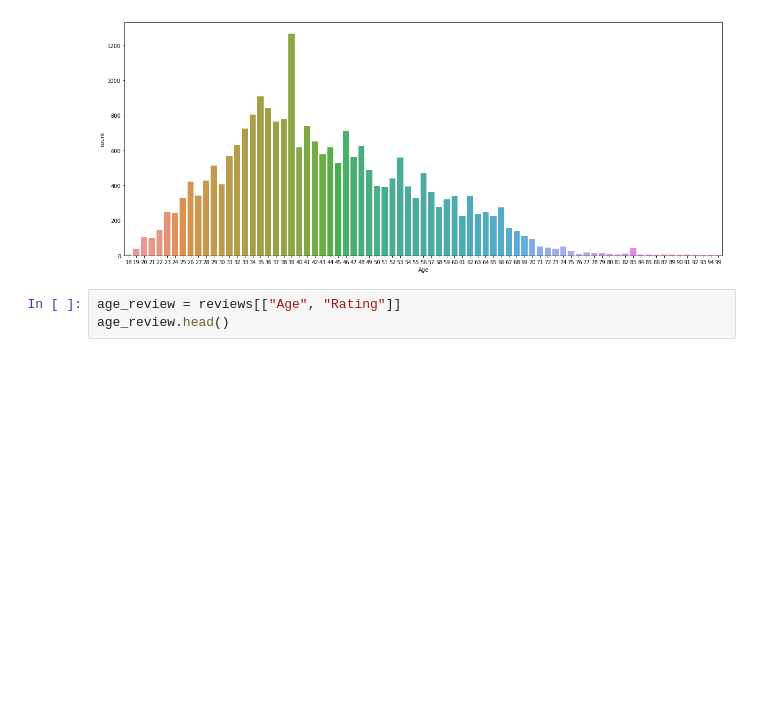
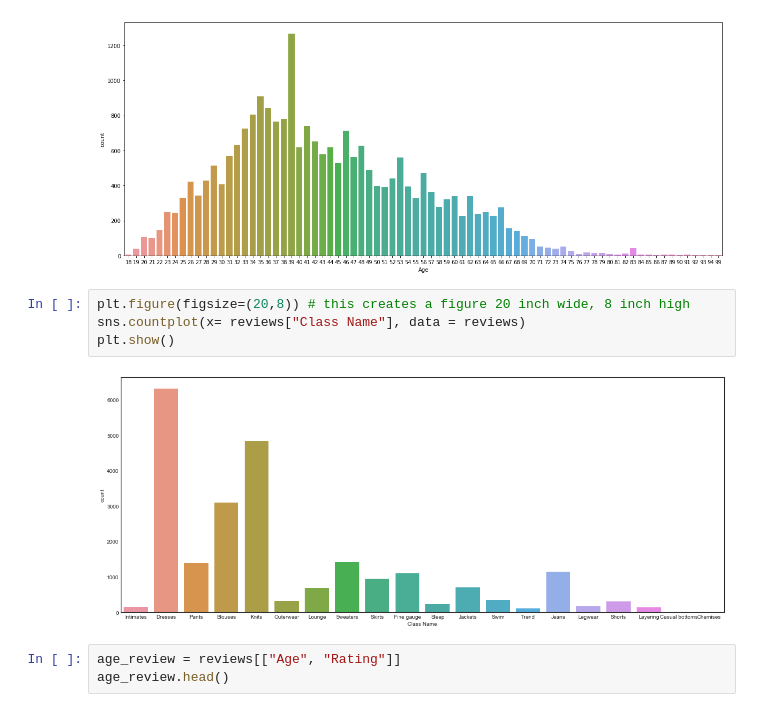
Before and after one commit to JonPara/Womens_Ecommerce_Reviews, a Jupyter notebook: Womens_Ecommerce_Reviews/Womens_Ecommerce_Reviews.ipynb, the cells around one changed output. Drawn from its saved outputs; the diff is of its cells as text; blank space fills up the shorter version.

```diff
--- a/Womens_Ecommerce_Reviews/Womens_Ecommerce_Reviews.ipynb
+++ b/Womens_Ecommerce_Reviews/Womens_Ecommerce_Reviews.ipynb
@@ -47,6 +47,12 @@ sns.countplot(x= reviews["Age"], data = reviews)
 plt.show()
 # %% [output]
 [figure]
+# %%
+plt.figure(figsize=(20,8)) # this creates a figure 20 inch wide, 8 inch high
+sns.countplot(x= reviews["Class Name"], data = reviews)
+plt.show()
+# %% [output]
+[figure, added]
 # %%
 age_review = reviews[["Age", "Rating"]]
 age_review.head()
```
Also changed, not shown: parts of 6 cells of this notebook.
